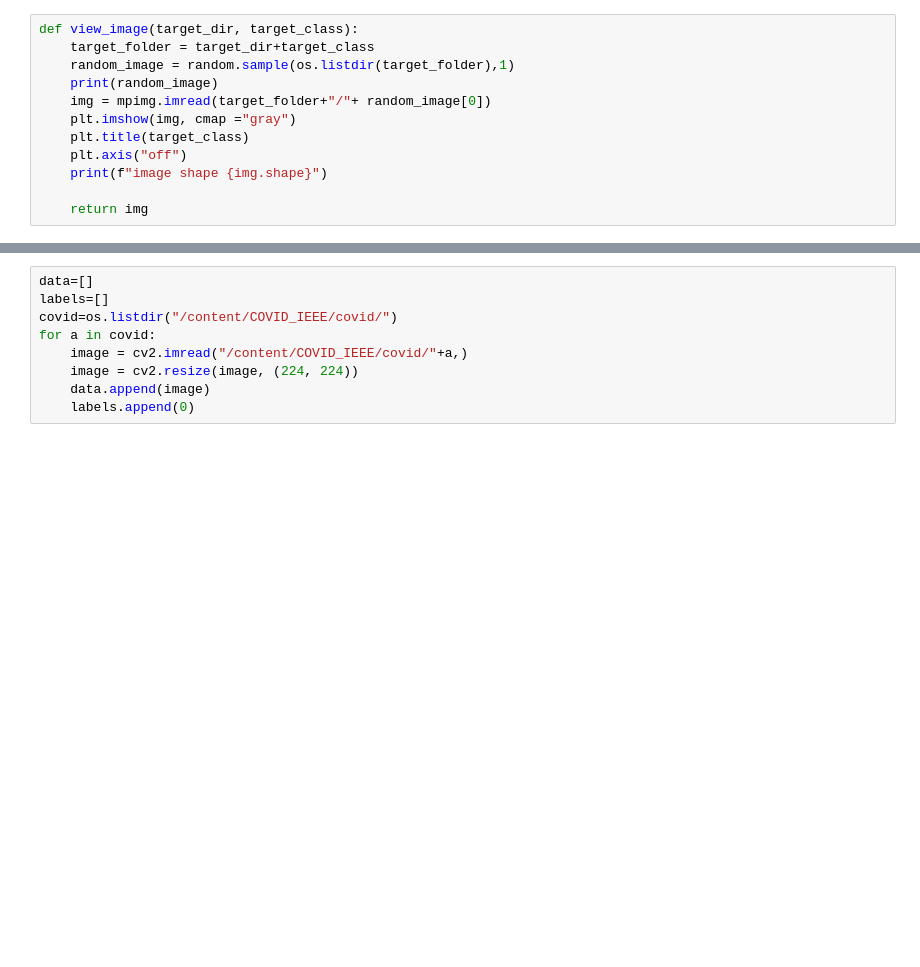
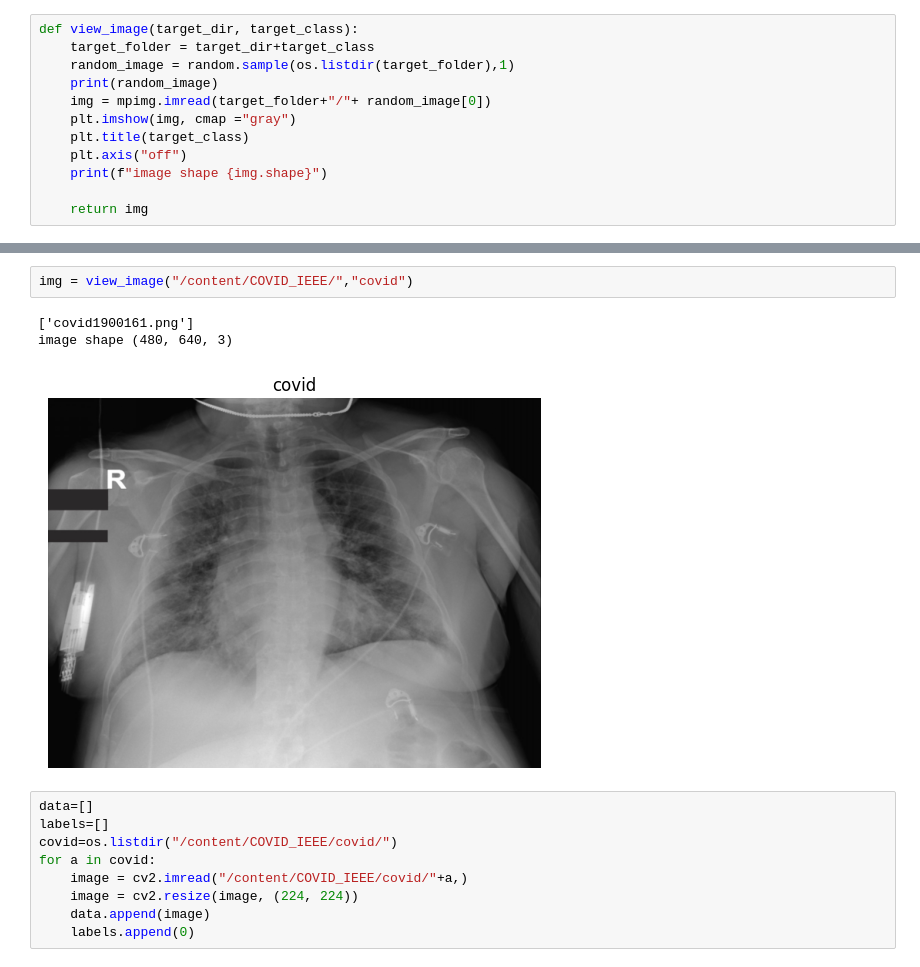
Before and after one commit to Swagato-sen/Covid-X-ray-Detection, a Jupyter notebook: Covid19.ipynb, the cells around one changed output, grey strips where cells are left out. Drawn from its saved outputs; the diff is of its cells as text; blank space fills up the shorter version.

```diff
--- a/Covid19.ipynb
+++ b/Covid19.ipynb
@@ -97,3 +111,9 @@ def view_image(target_dir, target_class):
+# %%
+img = view_image("/content/COVID_IEEE/","covid")
+# %% [output]
+['covid1900161.png']
+image shape (480, 640, 3)
+[figure, added]
 # %%
 data=[]
 labels=[]
```
Also changed, not shown: parts of 22 cells of this notebook.
